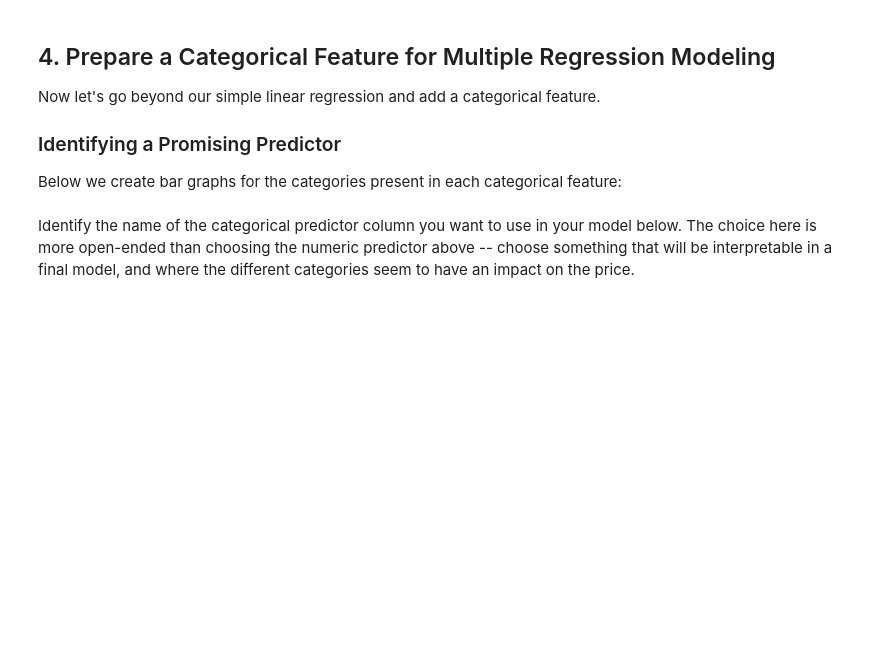
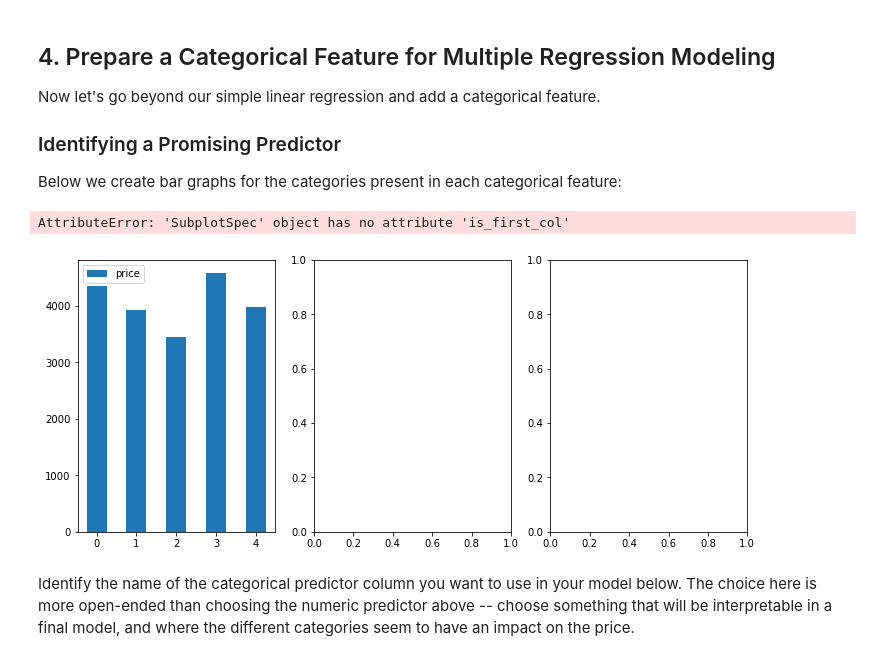
Before and after one commit to lpb3393/dsc-multiple-regression-cumulative-lab, a Jupyter notebook: index.ipynb, the cells around one changed output. Cells and saved outputs as stored; diff of their text form; code cells hidden in the pictures; blank space fills up the shorter version.

```diff
--- a/index.ipynb
+++ b/index.ipynb
@@ -255,15 +287,17 @@ Now let's go beyond our simple linear regression and add a categorical feature.
 
 Below we create bar graphs for the categories present in each categorical feature:
 # %%
-# Run this code without changes
 import matplotlib.pyplot as plt
 
 categorical_features = diamonds.select_dtypes("object").columns
 fig, axes = plt.subplots(ncols=len(categorical_features), figsize=(12,5))
 
 for index, feature in enumerate(categorical_features):
-    diamonds.groupby(feature).mean().plot.bar(
+    diamonds.groupby(feature).mean(numeric_only=True).plot.bar(
         y="price", ax=axes[index])
+# %% [output]
+AttributeError: 'SubplotSpec' object has no attribute 'is_first_col'
+[figure, added]
 # %% [markdown]
 Identify the name of the categorical predictor column you want to use in your model below. The choice here is more open-ended than choosing the numeric predictor above -- choose something that will be interpretable in a final model, and where the different categories seem to have an impact on the price.
 # %%
```
Also changed, not shown: parts of 19 cells of this notebook.
